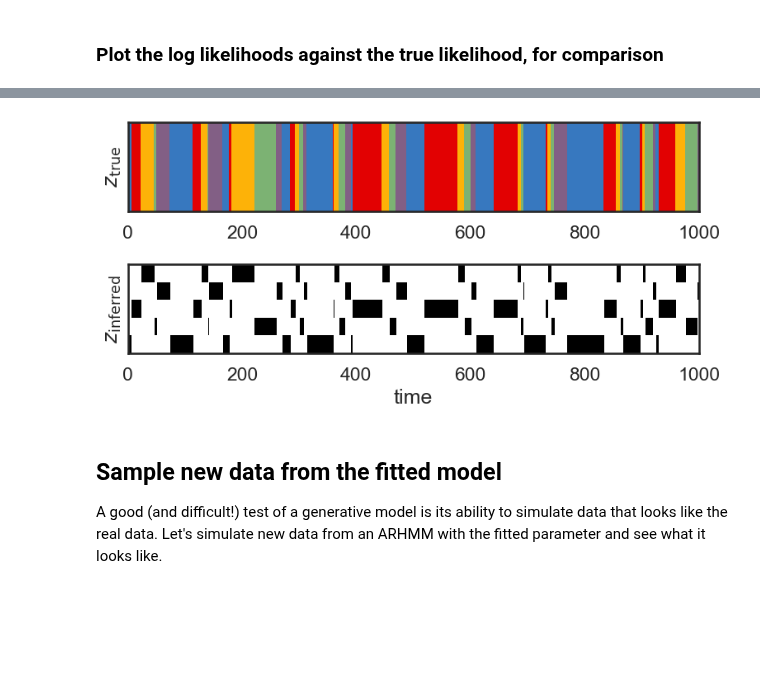
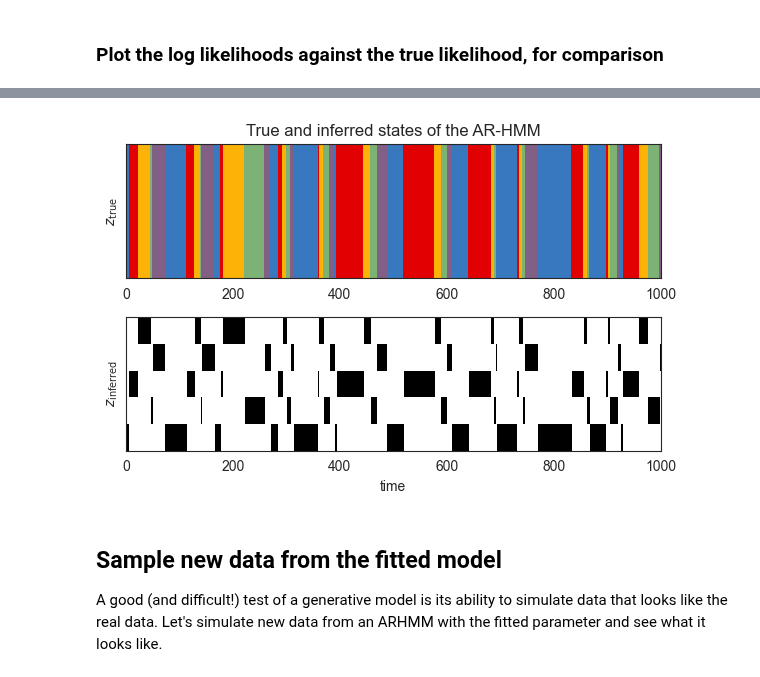
Before and after one commit to probml/dynamax, a Jupyter notebook: docs/notebooks/hmm/autoregressive_hmm.ipynb, the cells around one changed output, grey strips where cells are left out. Drawn from its saved outputs; the diff is of its cells as text; code cells hidden in the pictures; blank space fills up the shorter version.

```diff
--- a/docs/notebooks/hmm/autoregressive_hmm.ipynb
+++ b/docs/notebooks/hmm/autoregressive_hmm.ipynb
@@ -38,7 +38,6 @@ from dynamax.utils.utils import random_rotation
 ### Helper functions for plotting
 # %%
 sns.set_style("white")
-sns.set_context("talk")
 
 color_names = [
     "windows blue",
@@ -239,22 +271,25 @@ if emission_dim == 2:
 # %%
+
+# Plot the true states and the posterior probability
 plot_slice = (0, 1000)
-plt.figure(figsize=(8, 4))
+plt.figure(figsize=(6, 4))
 plt.subplot(211)
 plt.imshow(true_states[None,num_lags:], aspect="auto", interpolation="none", cmap=cmap, vmin=0, vmax=len(colors)-1)
 plt.xlim(plot_slice)
 plt.ylabel("$z_{\\mathrm{true}}$")
 plt.yticks([])
+plt.title("True and inferred states of the AR-HMM")
 
 plt.subplot(212)
 plt.imshow(posterior.smoothed_probs.T, aspect="auto", interpolation="none", cmap="Greys", vmin=0, vmax=1)
 plt.xlim(plot_slice)
 plt.ylabel("$z_{\\mathrm{inferred}}$")
 plt.yticks([])
 plt.xlabel("time")
 
 plt.tight_layout()
 # %% [output]
-[figure, old version]
+[figure, new version]
 # %% [markdown]
 ## Sample new data from the fitted model
 
```
Also changed, not shown: parts of 26 cells of this notebook, 4 other files.
